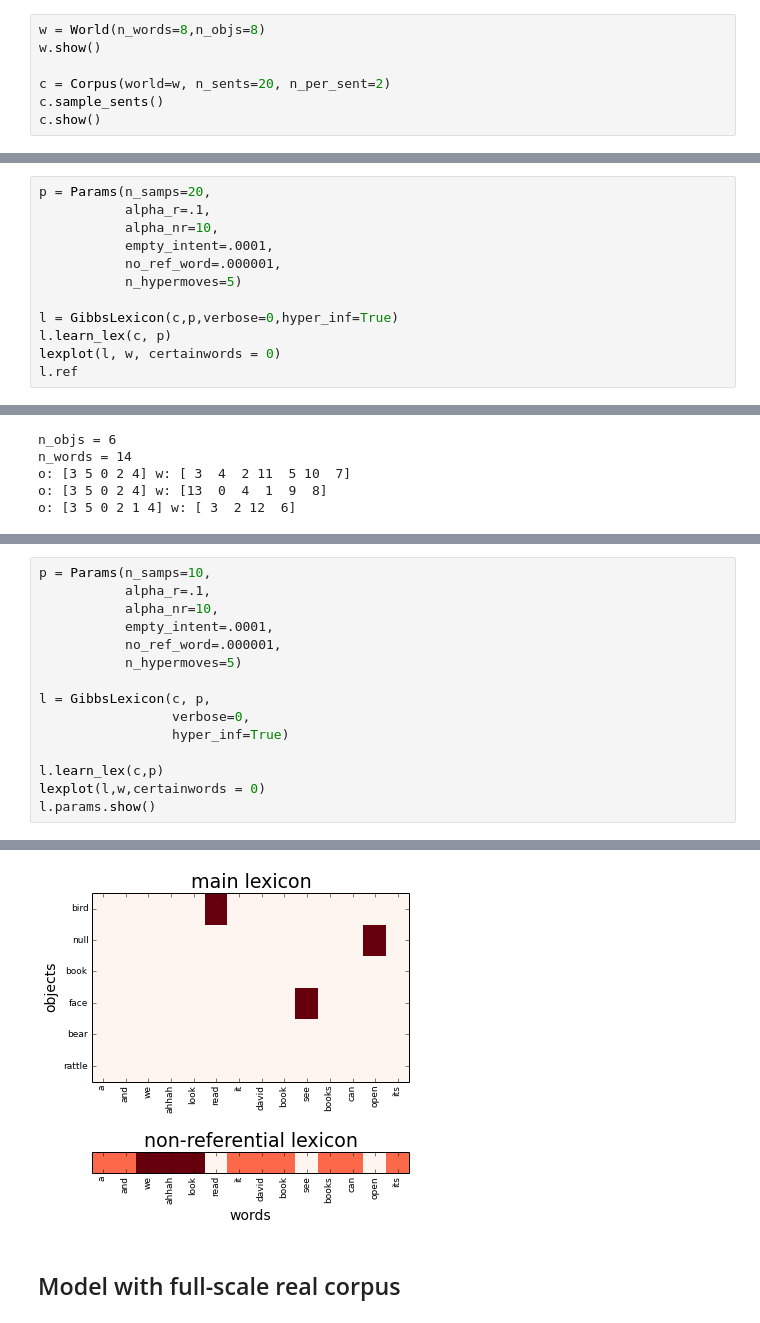
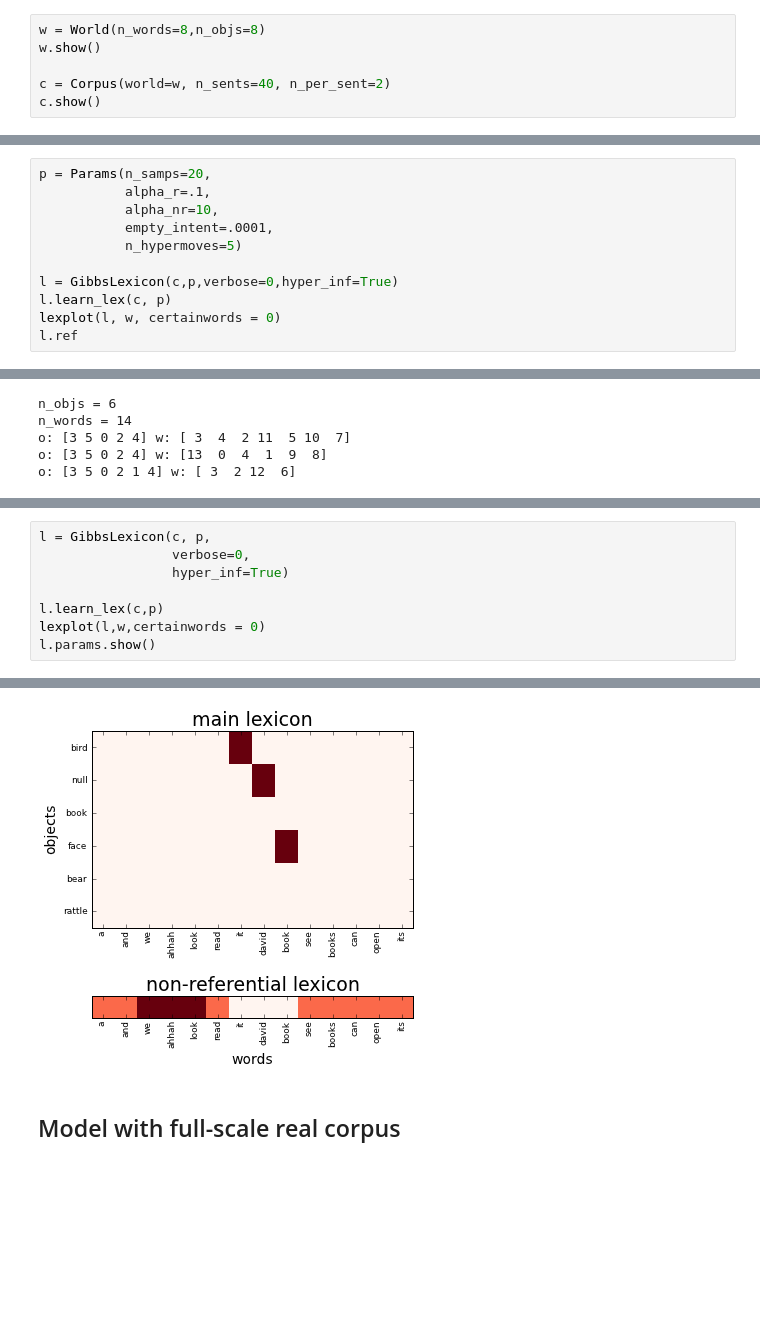
Before and after one commit to mcfrank/dmww, a Jupyter notebook: dmww basics.ipynb, the cells around one changed output, grey strips where cells are left out. Saved outputs shown, nothing was run; the diff lists cells and outputs as text; blank space fills up the shorter version.

```diff
--- a/dmww basics.ipynb
+++ b/dmww basics.ipynb
@@ -23,8 +20,7 @@ Each wurwur (words world model) instance depends on a world, a corpus, and a lex
 w = World(n_words=8,n_objs=8)
 w.show()
 
-c = Corpus(world=w, n_sents=20, n_per_sent=2)
-c.sample_sents()
+c = Corpus(world=w, n_sents=40, n_per_sent=2)
 c.show()
 # %% [output]
 n_objs = 8
@@ -69,7 +55,6 @@ p = Params(n_samps=20,
            alpha_r=.1,
            alpha_nr=10,
            empty_intent=.0001,
-           no_ref_word=.000001,
            n_hypermoves=5)
 
 l = GibbsLexicon(c,p,verbose=0,hyper_inf=True)
@@ -114,13 +114,6 @@ cooccurrence matrix:
  [ 1.  1.  2.  2.  2.  1.  1.  1.  1.  1.  1.  1.  1.  1.]
  [ 1.  1.  2.  2.  2.  1.  1.  1.  1.  1.  1.  1.  1.  1.]]
 # %%
-p = Params(n_samps=10,
-           alpha_r=.1,
-           alpha_nr=10,
-           empty_intent=.0001,
-           no_ref_word=.000001,
-           n_hypermoves=5)
-
 l = GibbsLexicon(c, p,
                  verbose=0,
                  hyper_inf=True)
@@ -142,4 +142,4 @@ n_hypermoves: 5.0
-[figure, old version]
+[figure, new version]
 # %% [markdown]
 ## Model with full-scale real corpus
 # %%
```
Also changed, not shown: parts of 9 cells of this notebook, 2 other files.
